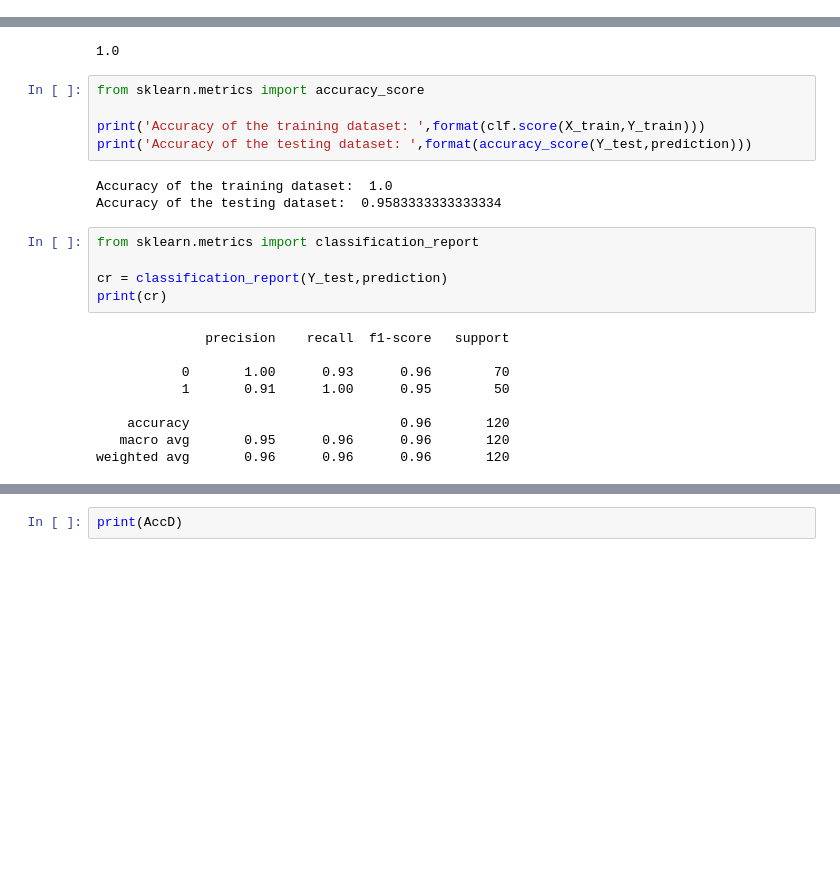
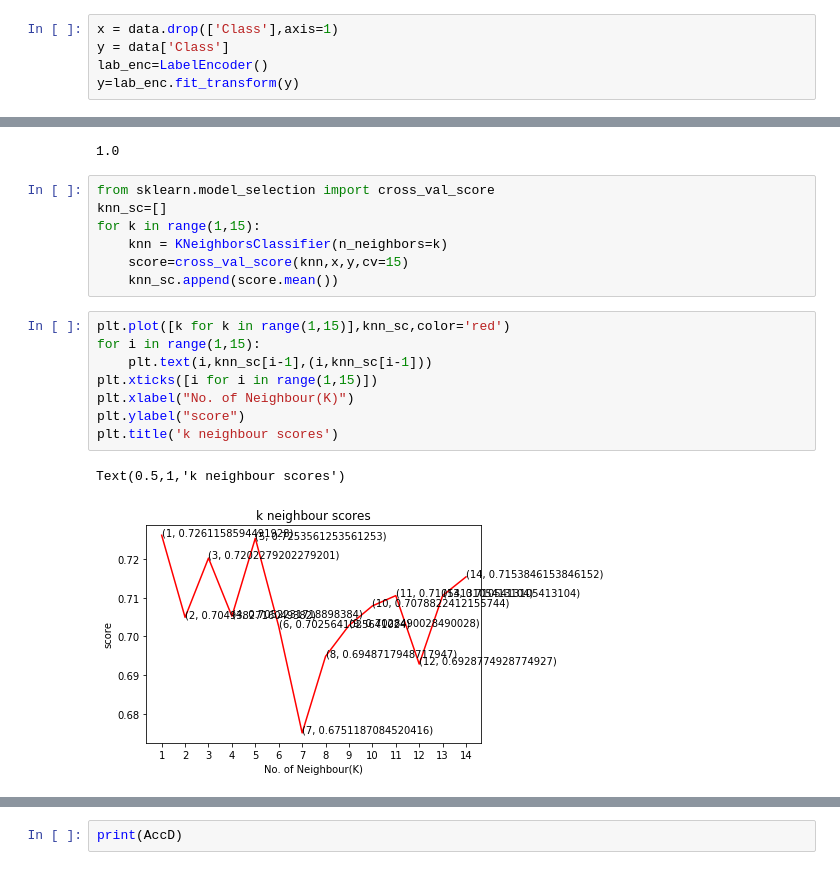
Before and after one commit to DemoProject40/Chronic_Kidney_Diseases_Prediction, a Jupyter notebook: notebooks/prediction.ipynb, the cells around one changed output, grey strips where cells are left out. Cells and saved outputs as stored; diff of their text form; blank space fills up the shorter version.

```diff
--- a/notebooks/prediction.ipynb
+++ b/notebooks/prediction.ipynb
@@ -44 +41,6 @@ Name: count, dtype: int64
+# %%
+x = data.drop(['Class'],axis=1)
+y = data['Class']
+lab_enc=LabelEncoder()
+y=lab_enc.fit_transform(y)
 # %%
@@ -58,25 +58,21 @@ AccR=accuracy_score(Y_test, y_predi)
 print(AccR)
 # %% [output]
 1.0
-# %%
-from sklearn.metrics import accuracy_score
-
-print('Accuracy of the training dataset: ',format(clf.score(X_train,Y_train)))
-print('Accuracy of the testing dataset: ',format(accuracy_score(Y_test,prediction)))
-# %% [output]
-Accuracy of the training dataset:  1.0
-Accuracy of the testing dataset:  0.9583333333333334
-# %%
-from sklearn.metrics import classification_report
-
-cr = classification_report(Y_test,prediction)
-print(cr)
-# %% [output]
-              precision    recall  f1-score   support
-
-           0       1.00      0.93      0.96        70
-           1       0.91      1.00      0.95        50
-
-    accuracy                           0.96       120
-   macro avg       0.95      0.96      0.96       120
-weighted avg       0.96      0.96      0.96       120
+# %%
+from sklearn.model_selection import cross_val_score
+knn_sc=[]
+for k in range(1,15):
+    knn = KNeighborsClassifier(n_neighbors=k)
+    score=cross_val_score(knn,x,y,cv=15)
+    knn_sc.append(score.mean())
+# %%
+plt.plot([k for k in range(1,15)],knn_sc,color='red')
+for i in range(1,15):
+    plt.text(i,knn_sc[i-1],(i,knn_sc[i-1]))
+plt.xticks([i for i in range(1,15)])
+plt.xlabel("No. of Neighbour(K)")
+plt.ylabel("score")
+plt.title('k neighbour scores')
+# %% [output]
+Text(0.5,1,'k neighbour scores')
+[figure, added]
```
Also changed, not shown: parts of 24 cells of this notebook, 7 other files.
